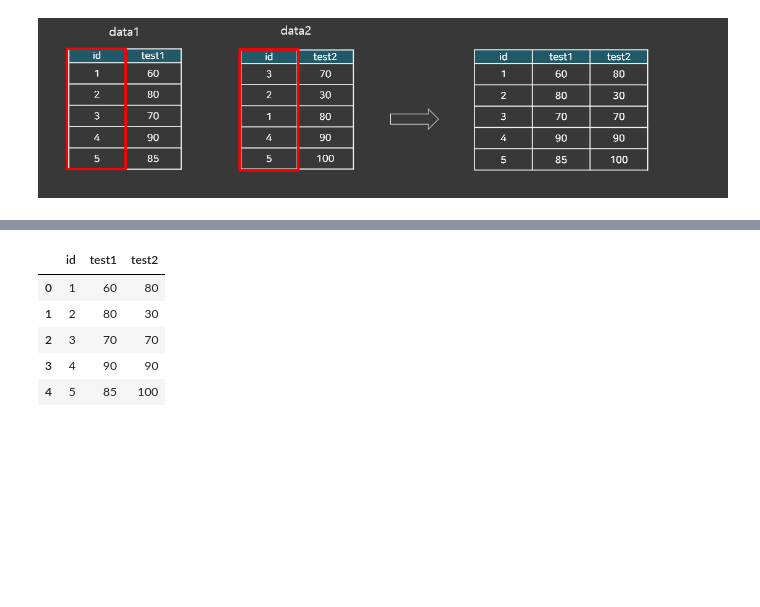
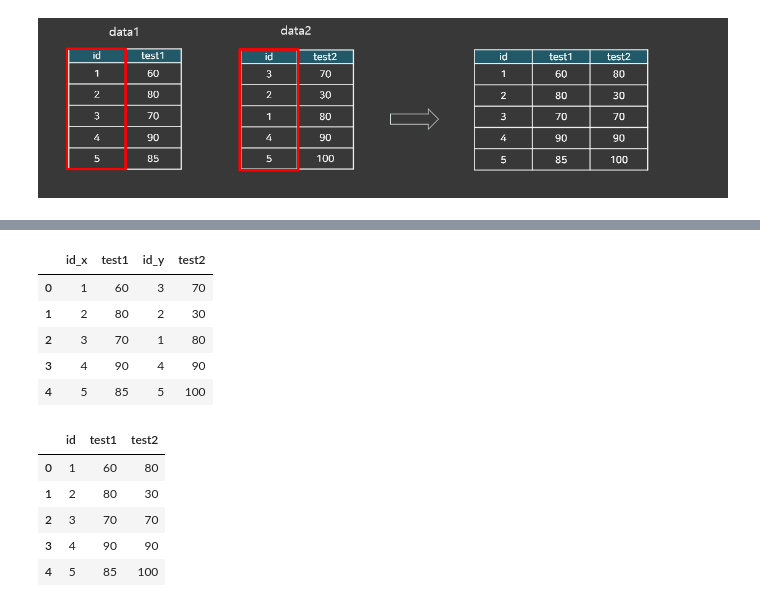
Before and after one commit to motorio0829/Programming-for-AI-25-1, a Jupyter notebook: lecturenote/판다스2.ipynb, the cells around one changed output, grey strips where cells are left out. Saved outputs shown, nothing was run; the diff lists cells and outputs as text; code cells hidden in the pictures; blank space fills up the shorter version.

```diff
--- a/lecturenote/판다스2.ipynb
+++ b/lecturenote/판다스2.ipynb
@@ -1464,3 +1487,12 @@ data2 = pd.DataFrame({"id": [3,2,1,4,5],"test2":[70, 30, 80, 90, 100]})
+# %%
+pd.merge(data1, data2 , left_index = True, right_index = True)
+# %% [output]
+|  | id_x | test1 | id_y | test2 |
+| 0 | 1 | 60 | 3 | 70 |
+| 1 | 2 | 80 | 2 | 30 |
+| 2 | 3 | 70 | 1 | 80 |
+| 3 | 4 | 90 | 4 | 90 |
+| 4 | 5 | 85 | 5 | 100 |
 # %%
 pd.merge(data1, data2, left_on="id", right_on="id", how="left")
 # %% [output]
```
Also changed, not shown: parts of 8 cells of this notebook.
